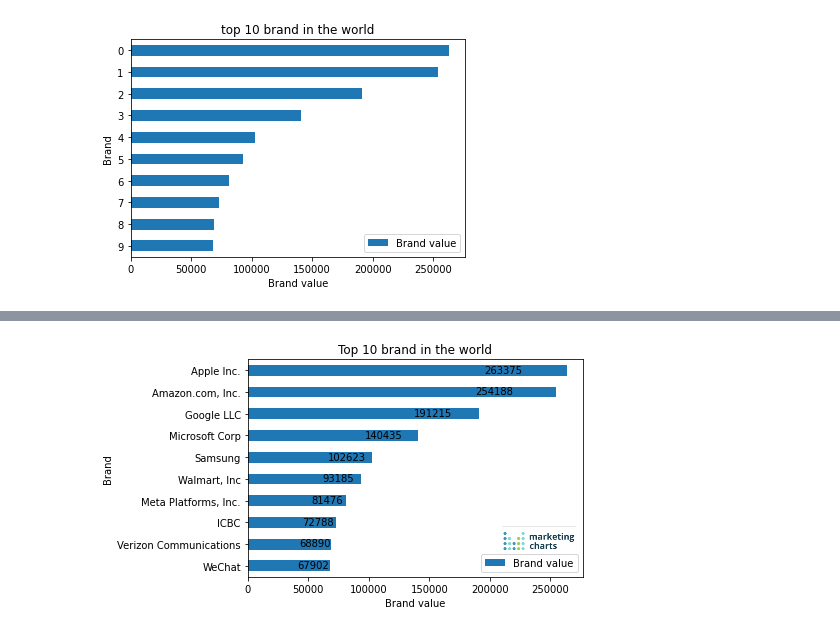
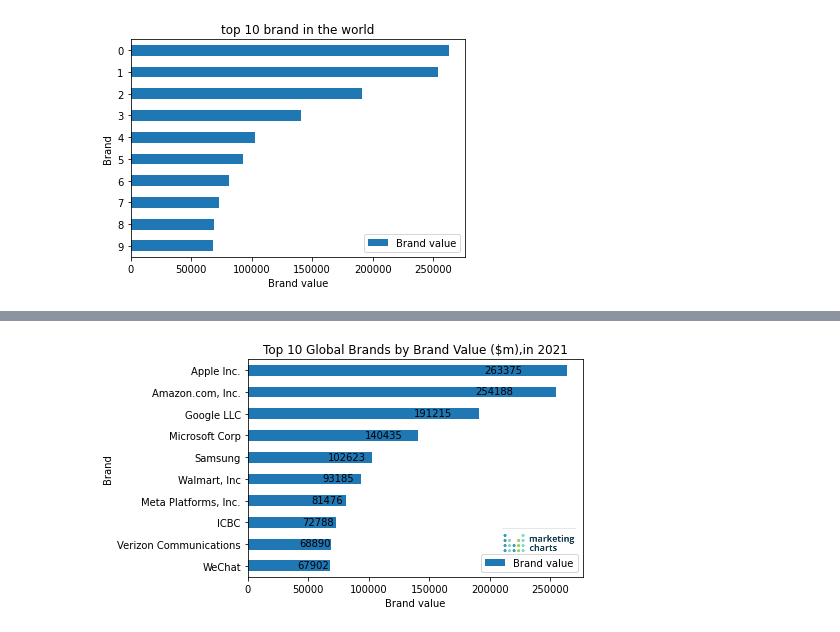
Before and after one commit to Saujanyapokhrel/Data-Processing-Visualization, a Jupyter notebook: Recreating masters final.ipynb, the cells around one changed output, grey strips where cells are left out. Drawn from its saved outputs; the diff is of its cells as text; code cells hidden in the pictures.

```diff
--- a/Recreating masters final.ipynb
+++ b/Recreating masters final.ipynb
@@ -77,27 +94,27 @@ plt.show()
 # %%
 ax=brand[["Brand","Brand value"]].sort_values(by="Brand value").plot(kind="barh")
 #plt.barh(brand.Brand,brand["Brand value"])
-plt.title('Top 10 brand in the world')
+plt.title('Top 10 Global Brands by Brand Value ($m),in 2021')
 plt.ylabel('Brand')
 plt.xlabel('Brand value')
 plt.yticks(range(len(brand)),brand.sort_values(by="Brand value")["Brand"].unique())
 for p in ax.patches:
     width = p.get_width()
     plt.text(0.8*p.get_width(), p.get_y()+0.55*p.get_height(),
              '{:.0f}'.format(width),
              ha='center', va='center')
 
 
 
 link='https://raw.githubusercontent.com/Saujanyapokhrel/Data-Processing-Visualization/main/logo.png'
 arr_lena = plt.imread(link)
 
 
 imagebox = OffsetImage(arr_lena, zoom=0.3)
 
-ab = AnnotationBbox(imagebox, (240000, 1), frameon = False)
+ab = AnnotationBbox(imagebox, (240000, .9), frameon = False)
 
 ax.add_artist(ab)
 plt.show()
 # %% [output]
-[figure, old version]
+[figure, new version]
```
Also changed, not shown: parts of 11 cells of this notebook.
